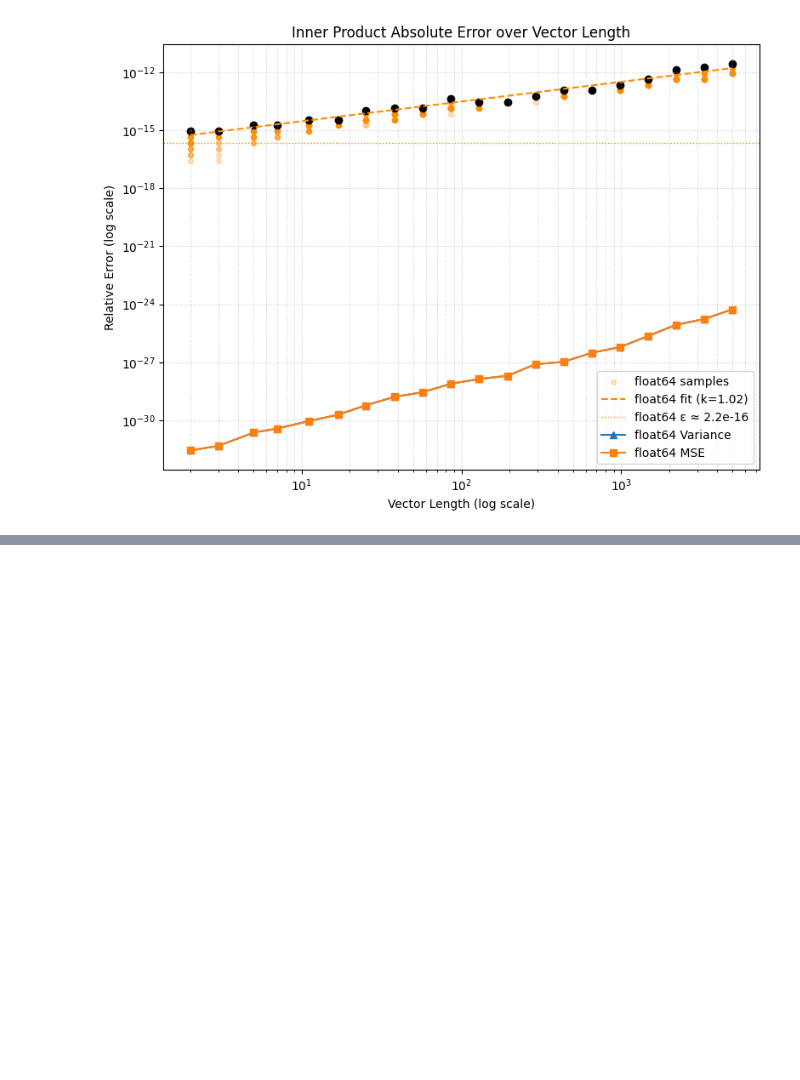
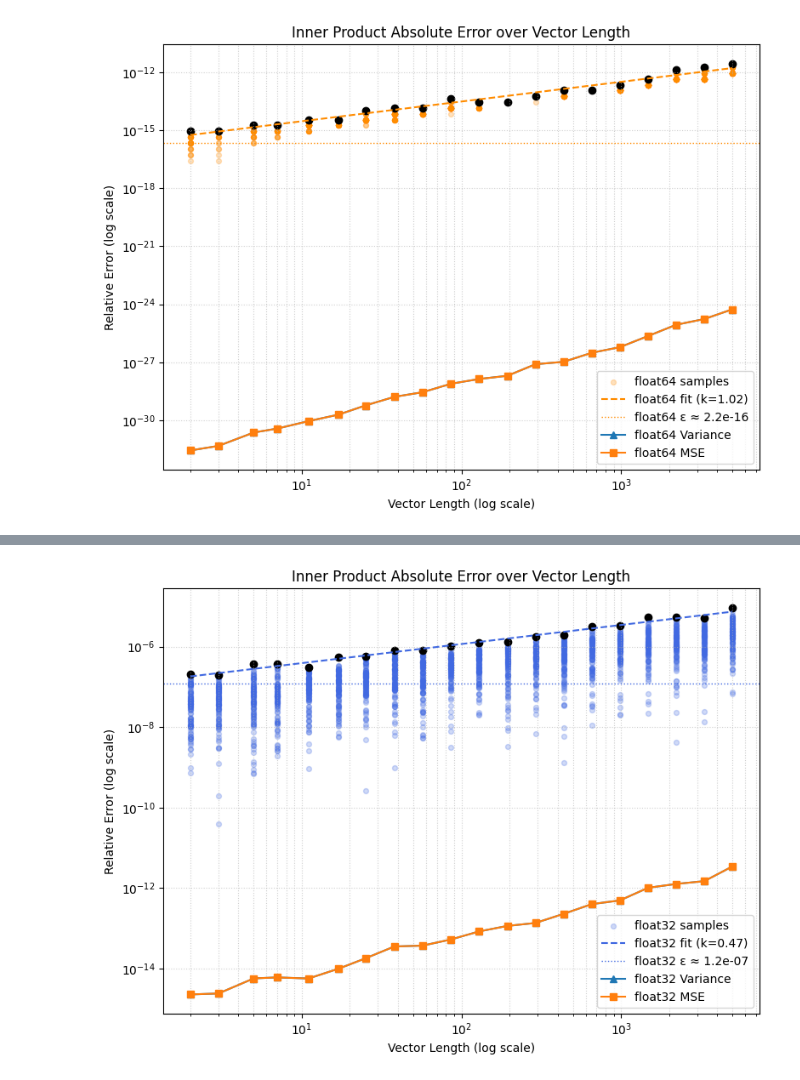
Before and after one commit to yuele-he/mixed-precision-qr-analysis, a Jupyter notebook: notebook/02_inner_product_error_analysis.ipynb, the cells around one changed output, grey strips where cells are left out. Cells and saved outputs as stored; diff of their text form; code cells hidden in the pictures; blank space fills up the shorter version.

```diff
--- a/notebook/02_inner_product_error_analysis.ipynb
+++ b/notebook/02_inner_product_error_analysis.ipynb
@@ -74,0 +156,27 @@ for dtype in dtype_list:
+# %%
+
+value_range = (0, 2)
+dtype = np.float32
+exp = InnerProductExperimentFMA([dtype], sizes, repeats)
+exp.run()
+
+fig, ax = plt.subplots(figsize=(8, 6))
+error_matrix = np.array(exp.results[dtype])  # shape: [repeats, len(sizes)]
+plot_error_vs_size(
+    sizes=sizes,
+    error_matrix=error_matrix,
+    dtype=dtype,
+    label=dtype.__name__,
+    color="royalblue" if dtype == np.float32 else "darkorange",
+    ax=ax
+)
+var_matrix = np.var(error_matrix, axis=0)
+mse_matrix = np.mean((error_matrix - np.mean(error_matrix, axis=0)) ** 2, axis=0)
+ax.loglog(sizes, var_matrix, label=f"{dtype.__name__} Variance", marker='^')
+ax.loglog(sizes, mse_matrix, label=f"{dtype.__name__} MSE", marker='s')
+ax.set_title("Inner Product Absolute Error over Vector Length")
+ax.legend()
+plt.tight_layout()
+plt.show()
+# %% [output]
+[figure, added]
```
Also changed, not shown: parts of 4 cells of this notebook, 1 other file.
